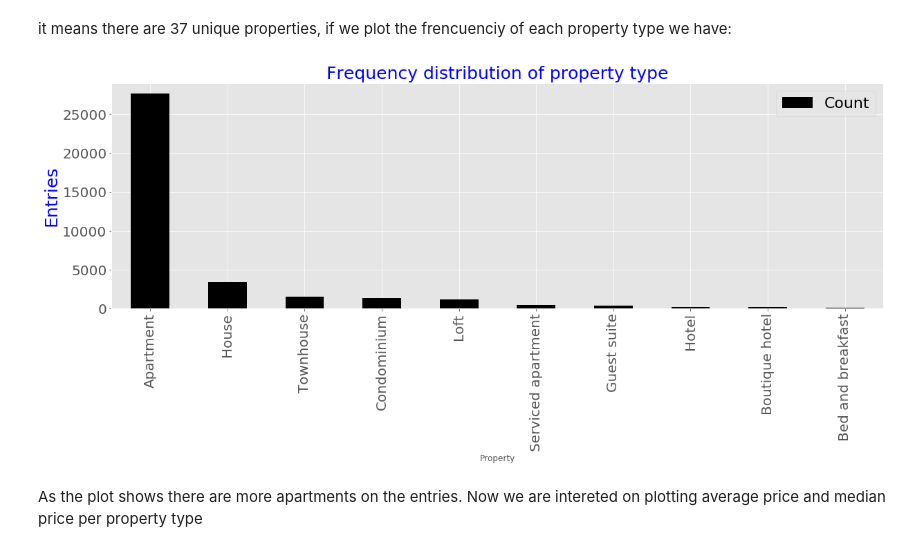
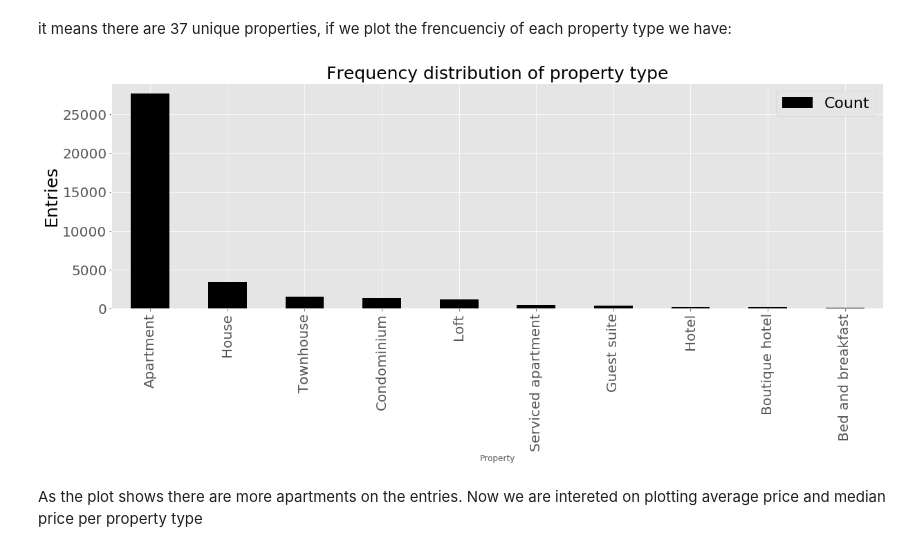
Before and after one commit to juankipedia/machine-learning-lab, a Jupyter notebook: linear-regression/airbnb/airbnb.ipynb, the cells around one changed output. Cells and saved outputs as stored; diff of their text form; code cells hidden in the pictures.

```diff
--- a/linear-regression/airbnb/airbnb.ipynb
+++ b/linear-regression/airbnb/airbnb.ipynb
@@ -440,24 +429,24 @@ it means there are 37 unique properties, if we plot the frencuenciy of each prop
 # %%
 def plot_property_type_frecuencies(df):
     all_properties=df['property_type'].tolist()
     fdist = FreqDist(all_properties)
     prop = pd.DataFrame({'Property': list(fdist.keys()),'Count': list(fdist.values())})
     prop = prop.nlargest(columns="Count", n = 10)
 
     plt.style.use('ggplot')
     plt.rcParams['figure.figsize']=(20,6)
     plt.style.use(style='ggplot')
     prop.plot(x='Property',y='Count',kind='bar',color='black')
-    plt.ylabel('Entries',fontsize=25,color='blue')
-    plt.title('Frequency distribution of property type',fontsize=25,color='blue')
+    plt.ylabel('Entries',fontsize=25,color='black')
+    plt.title('Frequency distribution of property type',fontsize=25,color='black')
     plt.tick_params(labelsize=20)
     plt.xticks(rotation='vertical')
     plt.legend(fontsize=22)
     plt.show()
 
 plot_property_type_frecuencies(data)
 # %% [output]
-[figure, old version]
+[figure, new version]
 # %% [markdown]
 As the plot shows there are more apartments on the entries. Now we are intereted on plotting average price and median price per property type
 # %%
```
Also changed, not shown: parts of 8 cells of this notebook.
